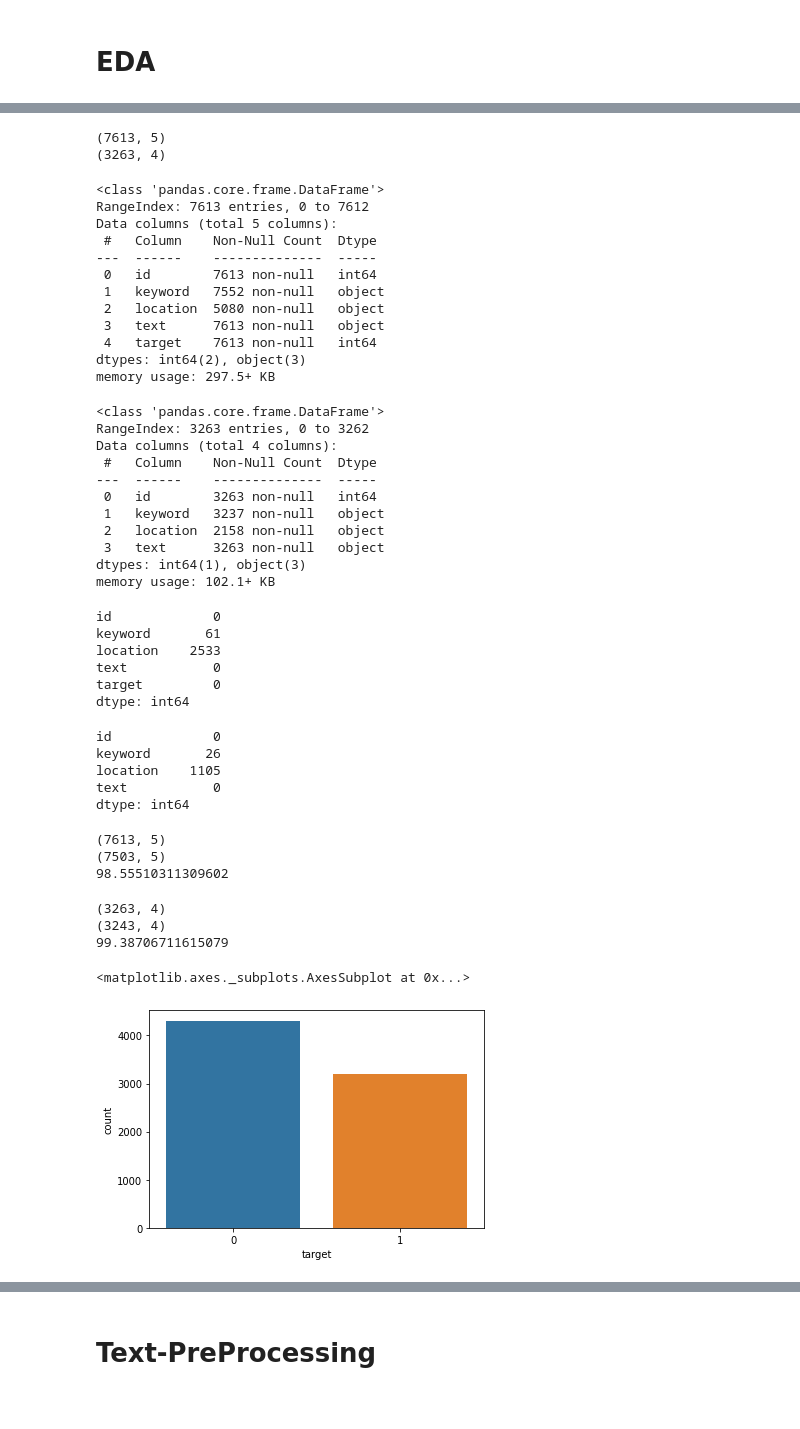
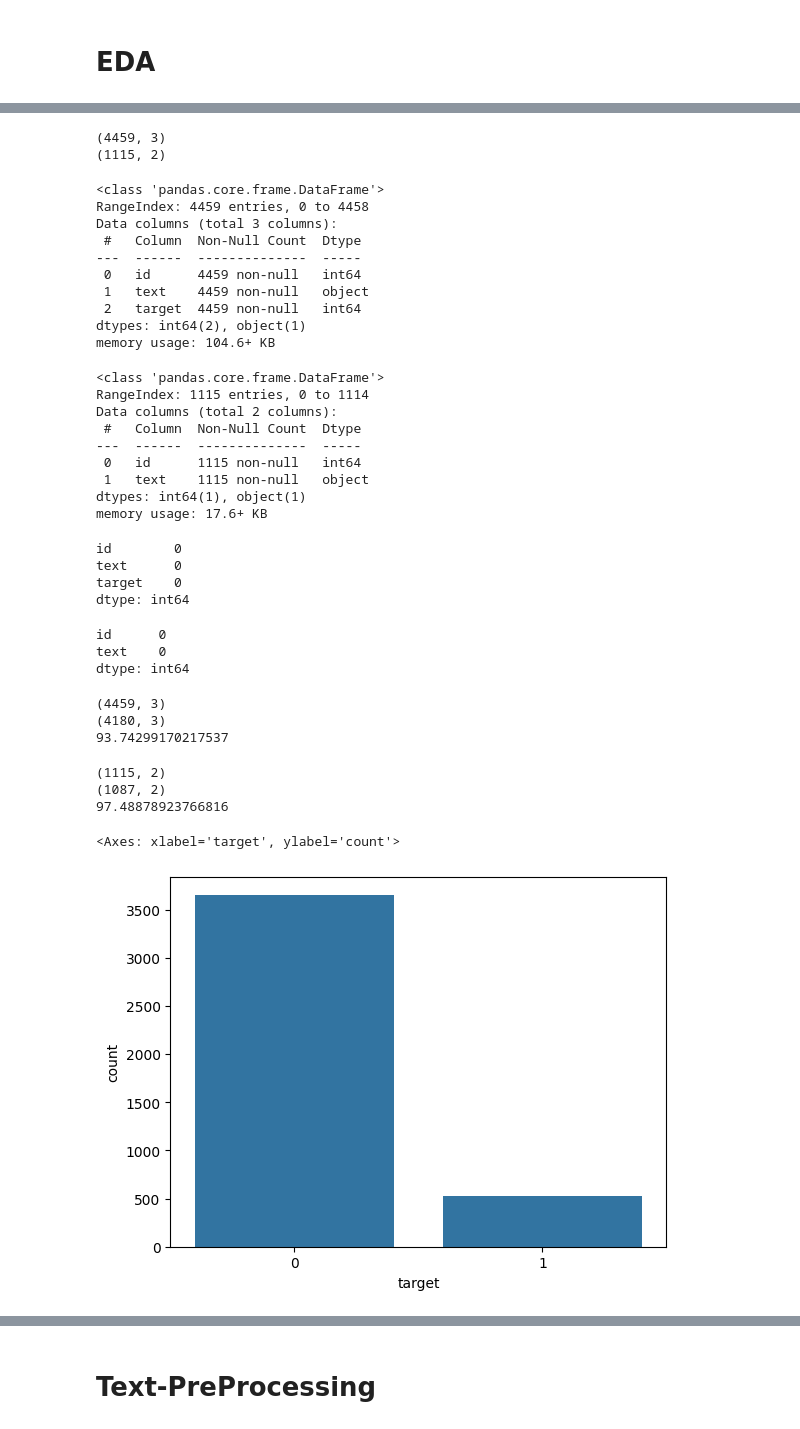
Before and after one commit to Janeferdinant/Machine-learning-Course, a Jupyter notebook: Natural_Language_Processing_with_Disaster_Tweets.ipynb, the cells around one changed output, grey strips where cells are left out. Saved outputs shown, nothing was run; the diff lists cells and outputs as text; code cells hidden in the pictures.

```diff
--- a/Natural_Language_Processing_with_Disaster_Tweets.ipynb
+++ b/Natural_Language_Processing_with_Disaster_Tweets.ipynb
@@ -66,6 +59,6 @@ from nltk.stem.wordnet import WordNetLemmatizer #https://www.nltk.org/_modules/n
 # %%
-train_data=pd.read_csv("/content/train.csv")
-test_data=pd.read_csv("/content/test.csv")
+train_data=pd.read_csv("data/sms_train.csv")
+test_data=pd.read_csv("data/sms_test.csv")
 # %% [markdown]
 # EDA
 # %%
@@ -90,53 +83,45 @@ test_data.head()
 print(train_data.shape)
 print(test_data.shape)
 # %% [output]
-(7613, 5)
-(3263, 4)
+(4459, 3)
+(1115, 2)
 # %%
 train_data.info()
 # %% [output]
 <class 'pandas.core.frame.DataFrame'>
-RangeIndex: 7613 entries, 0 to 7612
-Data columns (total 5 columns):
- #   Column    Non-Null Count  Dtype
----  ------    --------------  -----
- 0   id        7613 non-null   int64
- 1   keyword   7552 non-null   object
- 2   location  5080 non-null   object
- 3   text      7613 non-null   object
- 4   target    7613 non-null   int64
-dtypes: int64(2), object(3)
-memory usage: 297.5+ KB
+RangeIndex: 4459 entries, 0 to 4458
+Data columns (total 3 columns):
+ #   Column  Non-Null Count  Dtype
+---  ------  --------------  -----
+ 0   id      4459 non-null   int64
+ 1   text    4459 non-null   object
+ 2   target  4459 non-null   int64
+dtypes: int64(2), object(1)
+memory usage: 104.6+ KB
 # %%
 test_data.info()
 # %% [output]
 <class 'pandas.core.frame.DataFrame'>
-RangeIndex: 3263 entries, 0 to 3262
-Data columns (total 4 columns):
- #   Column    Non-Null Count  Dtype
----  ------    --------------  -----
- 0   id        3263 non-null   int64
- 1   keyword   3237 non-null   object
- 2   location  2158 non-null   object
- 3   text      3263 non-null   object
-dtypes: int64(1), object(3)
-memory usage: 102.1+ KB
+RangeIndex: 1115 entries, 0 to 1114
+Data columns (total 2 columns):
+ #   Column  Non-Null Count  Dtype
+---  ------  --------------  -----
+ 0   id      1115 non-null   int64
+ 1   text    1115 non-null   object
+dtypes: int64(1), object(1)
+memory usage: 17.6+ KB
 # %%
 train_data.isnull().sum()
 # %% [output]
-id             0
-keyword       61
-location    2533
-text           0
-target         0
+id        0
+text      0
+target    0
 dtype: int64
 # %%
 test_data.isnull().sum()
 # %% [output]
-id             0
-keyword       26
-location    1105
-text           0
+id      0
+text    0
 dtype: int64
 # %%
 print(train_data.shape)
@@ -144,23 +129,23 @@ train_filterdata = train_data.drop_duplicates('text', keep='last') #https://pand
 print(train_filterdata.shape)
 print(train_filterdata.size/train_data.size*100)
 # %% [output]
-(7613, 5)
-(7503, 5)
-98.55510311309602
+(4459, 3)
+(4180, 3)
+93.74299170217537
 # %%
 print(test_data.shape)
 test_filterdata = test_data.drop_duplicates('text', keep='last') #https://pandas.pydata.org/docs/reference/api/pandas.DataFrame.drop_duplicates.html
 print(test_filterdata.shape)
 print(test_filterdata.size/test_data.size*100)
 # %% [output]
-(3263, 4)
-(3243, 4)
-99.38706711615079
+(1115, 2)
+(1087, 2)
+97.48878923766816
 # %%
-sns.countplot(train_filterdata['target'])
+sns.countplot(x=train_filterdata['target'])
 # %% [output]
-<matplotlib.axes._subplots.AxesSubplot at 0x...>
+<Axes: xlabel='target', ylabel='count'>
-[figure, old version]
+[figure, new version]
 # %%
 train_filterdata['target'].value_counts()
 # %% [output]
```
Also changed, not shown: parts of 43 cells of this notebook, 11 other files.
